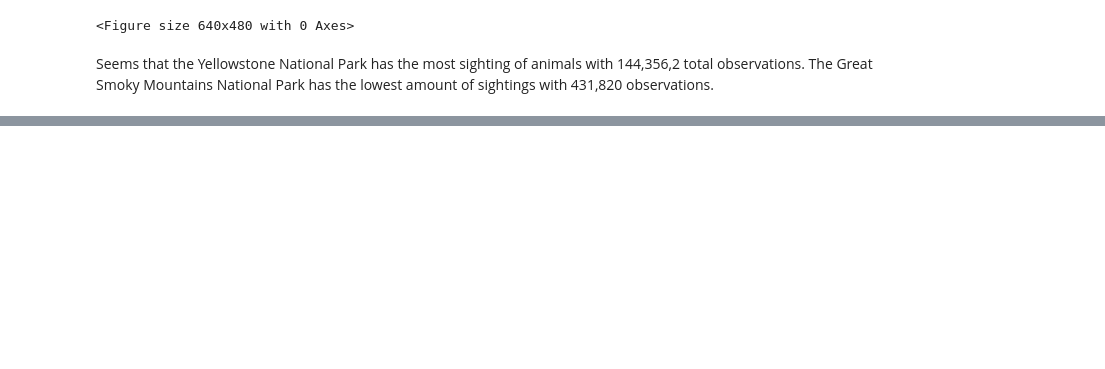
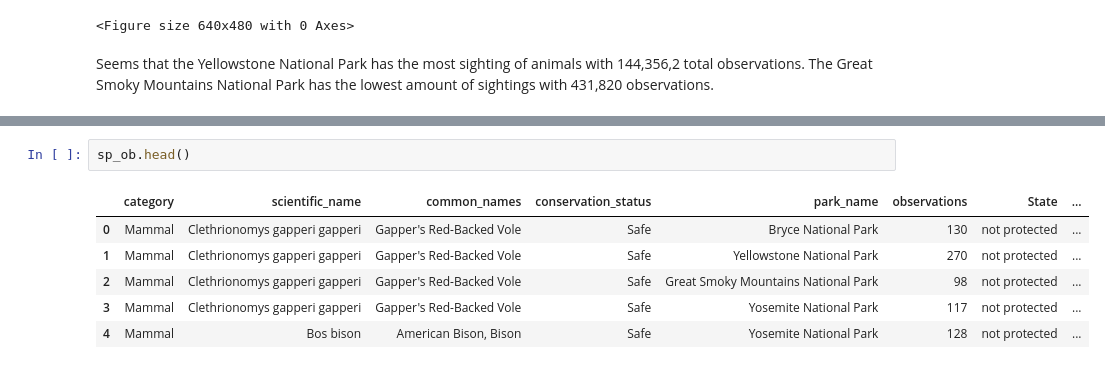
Before and after one commit to YSKAA423/Biodiversity-in-National-Parks, a Jupyter notebook: biodiversity.ipynb, the cells around one changed output, grey strips where cells are left out. Cells and saved outputs as stored; diff of their text form; blank space fills up the shorter version.

```diff
--- a/biodiversity.ipynb
+++ b/biodiversity.ipynb
@@ -313,0 +347,9 @@ Seems that the Yellowstone National Park has the most sighting of animals with 1
+# %%
+sp_ob.head()
+# %% [output]
+|  | category | scientific_name | common_names | conservation_status | park_name | observations | State | ... |
+| 0 | Mammal | Clethrionomys gapperi gapperi | Gapper's Red-Backed Vole | Safe | Bryce National Park | 130 | not protected | ... |
+| 1 | Mammal | Clethrionomys gapperi gapperi | Gapper's Red-Backed Vole | Safe | Yellowstone National Park | 270 | not protected | ... |
+| 2 | Mammal | Clethrionomys gapperi gapperi | Gapper's Red-Backed Vole | Safe | Great Smoky Mountains National Park | 98 | not protected | ... |
+| 3 | Mammal | Clethrionomys gapperi gapperi | Gapper's Red-Backed Vole | Safe | Yosemite National Park | 117 | not protected | ... |
+| 4 | Mammal | Bos bison | American Bison, Bison | Safe | Yosemite National Park | 128 | not protected | ... |
```
Also changed, not shown: parts of 16 cells of this notebook.
